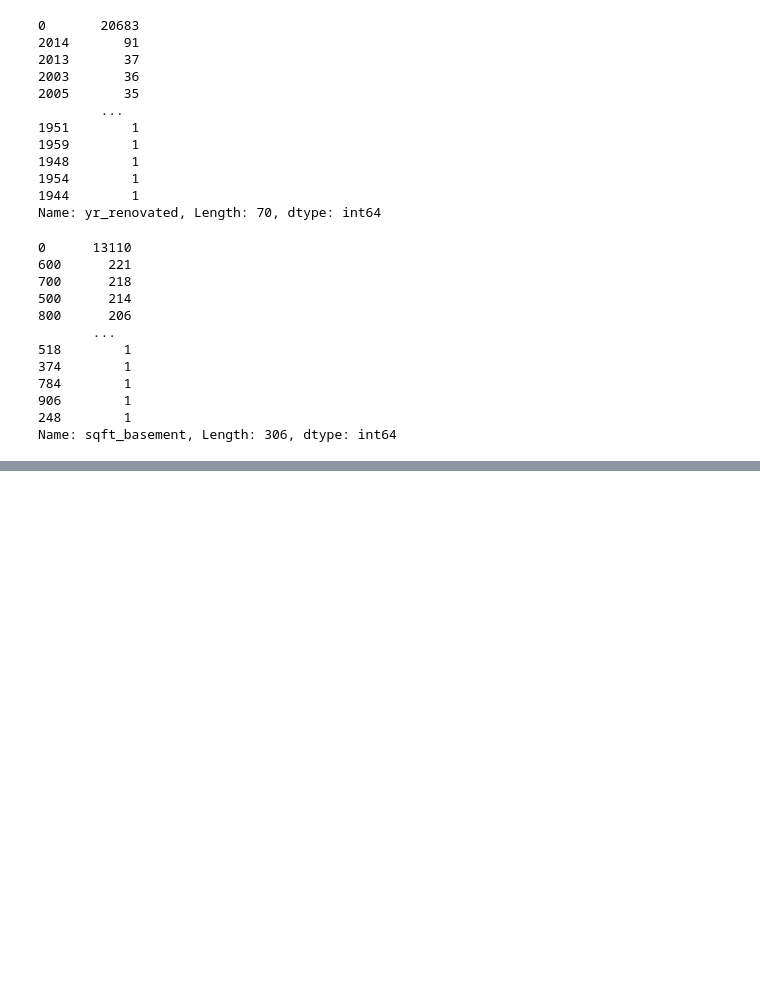
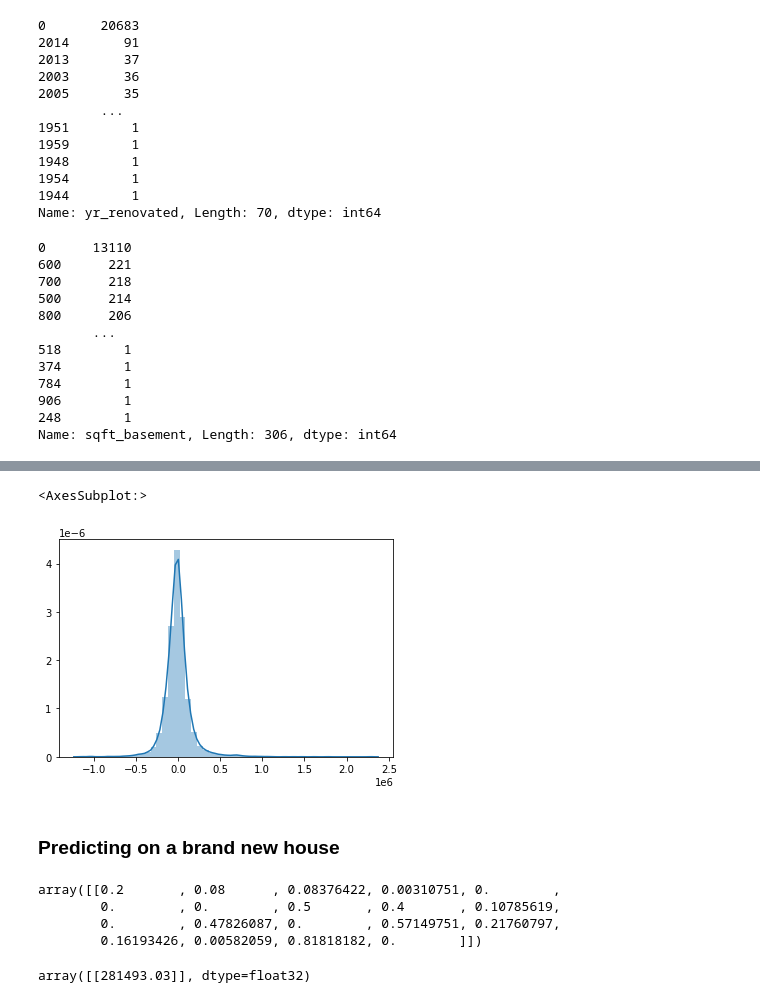
Before and after one commit to AbdullahTabassam/House-Sale-Prediction, a Jupyter notebook: HouseSalePrediction.ipynb, the cells around one changed output, grey strips where cells are left out. Drawn from its saved outputs; the diff is of its cells as text; code cells hidden in the pictures; blank space fills up the shorter version.

```diff
--- a/HouseSalePrediction.ipynb
+++ b/HouseSalePrediction.ipynb
@@ -363,0 +502,9 @@ Name: sqft_basement, Length: 306, dtype: int64
+# %%
+errors = y_test.values.reshape(6480, 1) - predictions
+# %%
+sns.distplot(errors)
+# %% [output]
+<AxesSubplot:>
+[figure, added]
+# %% [markdown]
+### Predicting on a brand new house
@@ -363,0 +515,11 @@ Name: sqft_basement, Length: 306, dtype: int64
+# %%
+single_house
+# %% [output]
+array([[0.2       , 0.08      , 0.08376422, 0.00310751, 0.        ,
+        0.        , 0.        , 0.5       , 0.4       , 0.10785619,
+        0.        , 0.47826087, 0.        , 0.57149751, 0.21760797,
+        0.16193426, 0.00582059, 0.81818182, 0.        ]])
+# %%
+model.predict(single_house)
+# %% [output]
+array([[281493.03]], dtype=float32)
```
Also changed, not shown: parts of 35 cells of this notebook.
